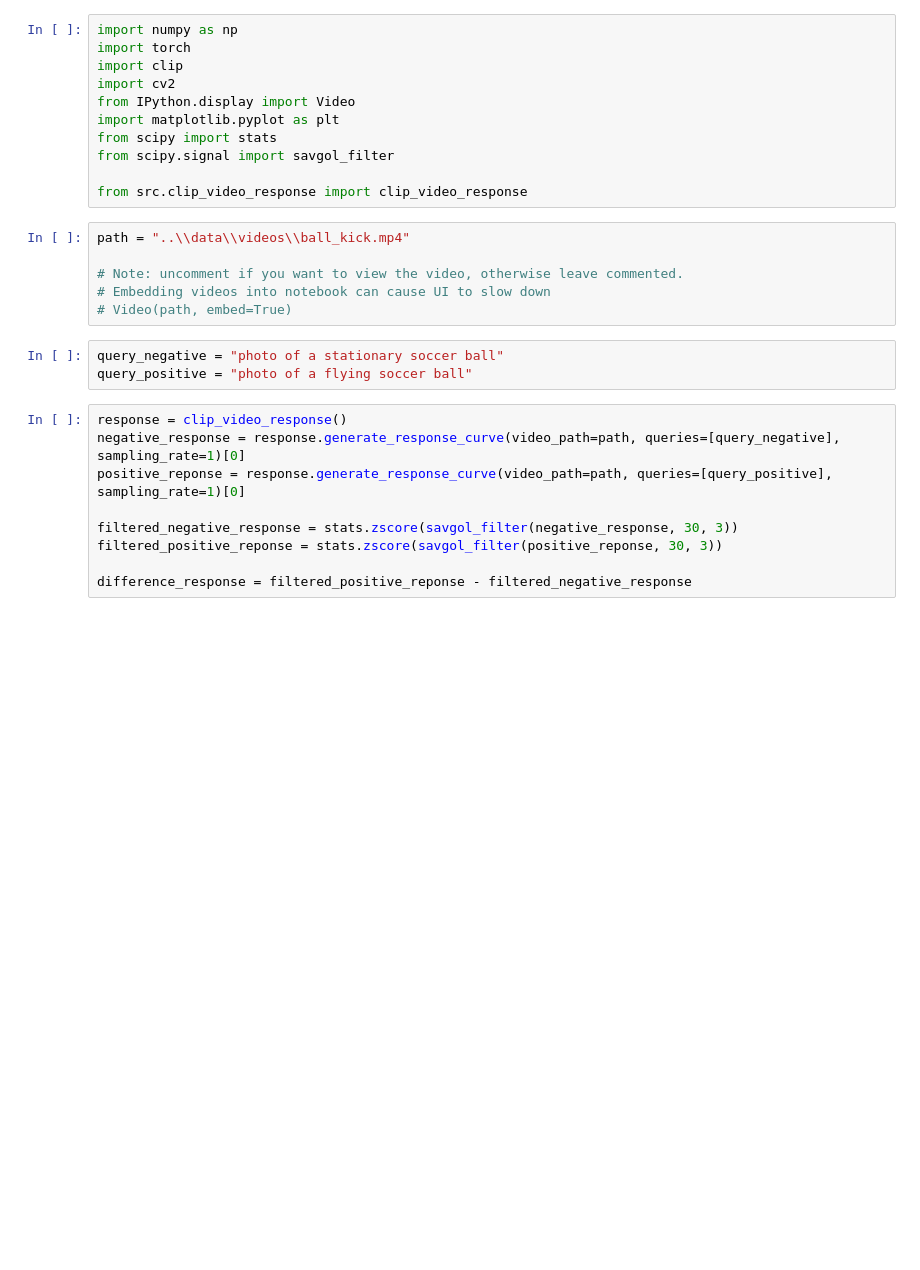
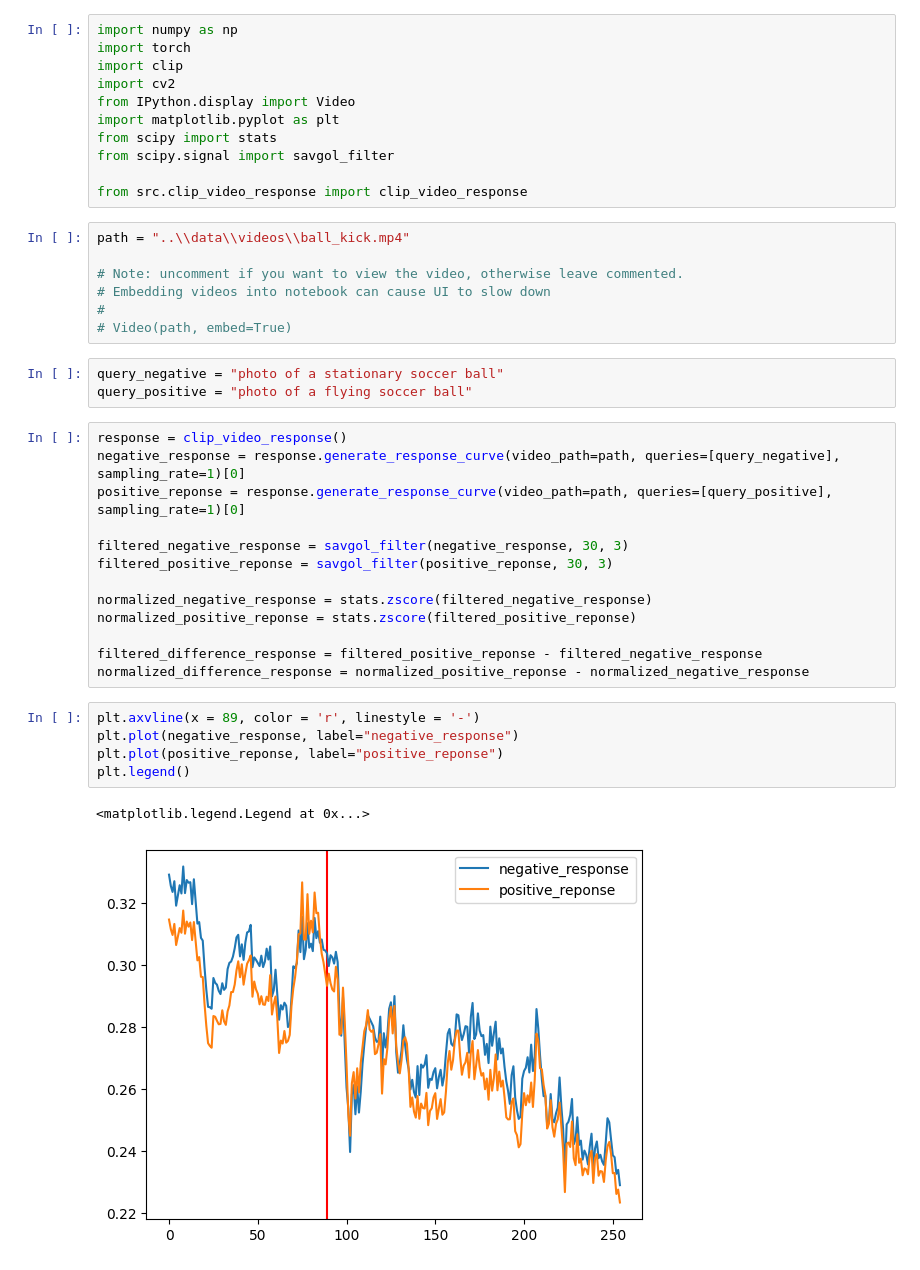
Before and after one commit to The-Jacob-Lopez/UnsupervisedSurgery, a Jupyter notebook: UnsupervisedSurgery/experiments/clip_video_response.ipynb, the cells around one changed output. Drawn from its saved outputs; the diff is of its cells as text; blank space fills up the shorter version.

```diff
--- a/UnsupervisedSurgery/experiments/clip_video_response.ipynb
+++ b/UnsupervisedSurgery/experiments/clip_video_response.ipynb
@@ -14,6 +14,7 @@ path = "..\\data\\videos\\ball_kick.mp4"
 
 # Note: uncomment if you want to view the video, otherwise leave commented.
 # Embedding videos into notebook can cause UI to slow down
+#
 # Video(path, embed=True)
 # %%
 query_negative = "photo of a stationary soccer ball"
@@ -23,10 +24,22 @@ response = clip_video_response()
 negative_response = response.generate_response_curve(video_path=path, queries=[query_negative], sampling_rate=1)[0]
 positive_reponse = response.generate_response_curve(video_path=path, queries=[query_positive], sampling_rate=1)[0]
 
-filtered_negative_response = stats.zscore(savgol_filter(negative_response, 30, 3))
-filtered_positive_reponse = stats.zscore(savgol_filter(positive_reponse, 30, 3))
+filtered_negative_response = savgol_filter(negative_response, 30, 3)
+filtered_positive_reponse = savgol_filter(positive_reponse, 30, 3)
 
-difference_response = filtered_positive_reponse - filtered_negative_response
+normalized_negative_response = stats.zscore(filtered_negative_response)
+normalized_positive_reponse = stats.zscore(filtered_positive_reponse)
+
+filtered_difference_response = filtered_positive_reponse - filtered_negative_response
+normalized_difference_response = normalized_positive_reponse - normalized_negative_response
+# %%
+plt.axvline(x = 89, color = 'r', linestyle = '-')
+plt.plot(negative_response, label="negative_response")
+plt.plot(positive_reponse, label="positive_reponse")
+plt.legend()
+# %% [output]
+<matplotlib.legend.Legend at 0x...>
+[figure, added]
 # %%
 plt.axvline(x = 89, color = 'r', linestyle = '-')
 plt.plot(filtered_negative_response, label="negative_response")
```
Also changed, not shown: parts of 7 cells of this notebook, 6 other files.
